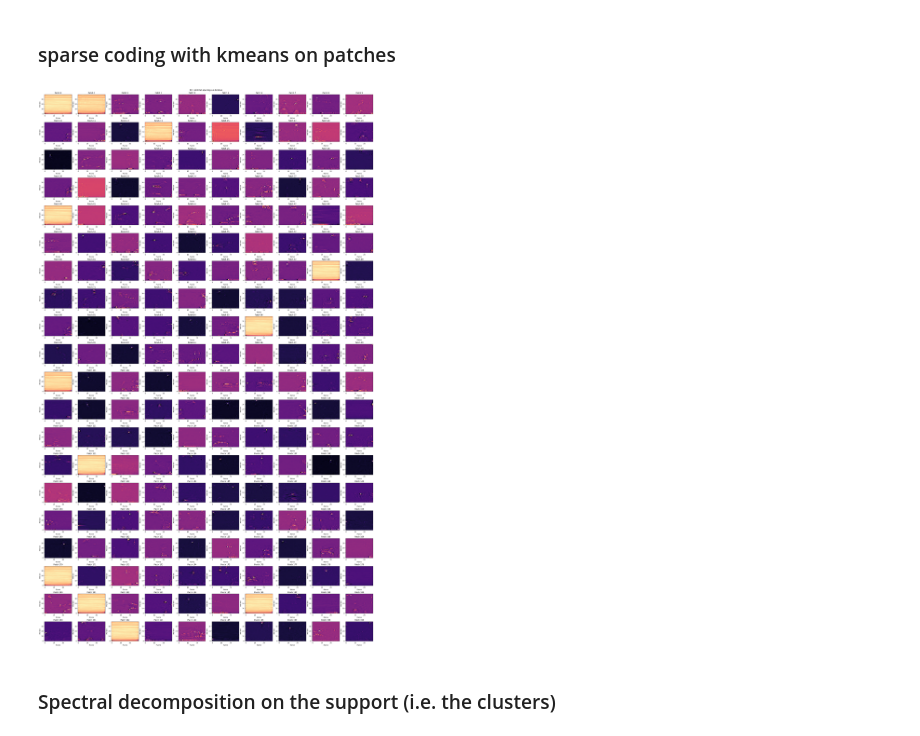
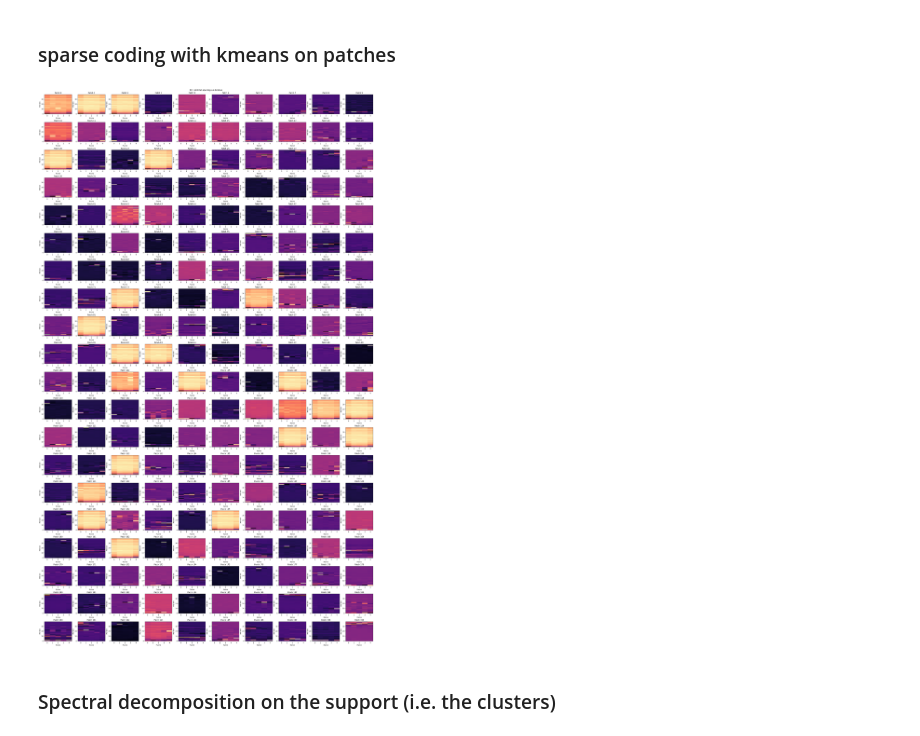
Before and after one commit to zbalkhy/EEC289, a Jupyter notebook: final_project/SMT.ipynb, the cells around one changed output. Cells and saved outputs as stored; diff of their text form; code cells hidden in the pictures.

```diff
--- a/final_project/SMT.ipynb
+++ b/final_project/SMT.ipynb
@@ -67,4 +61,5 @@ print(hop_length)
 # %% [markdown]
 ### Patch the mfcc/mel representations
 # %%
-patches, utterance_bounds = patch_multiple_utterances(mels, sr, hop_length)
+patch_length = 50
+patches, utterance_bounds = patch_multiple_utterances(mels, sr, hop_length, patch_length)
@@ -88,10 +87,10 @@ plot_first_n_mel_patches(norm_patches.reshape(norm_patches.shape[0], 40, 30), n_
 kmeans=apply_kmeans_to_patches(norm_patches, 2000, sample_size=None)
 # %%
 clusters = kmeans.cluster_centers_
-clusters = clusters.reshape(clusters.shape[0],40,30)
+clusters = clusters.reshape(clusters.shape[0],40,5)
 plot_first_n_mel_patches(clusters, 200, 10)
 # %% [output]
-[figure, old version]
+[figure, new version]
 # %% [markdown]
 ### Spectral decomposition on the support (i.e. the clusters)
 # %%
```
Also changed, not shown: parts of 12 cells of this notebook, 1 other file.
